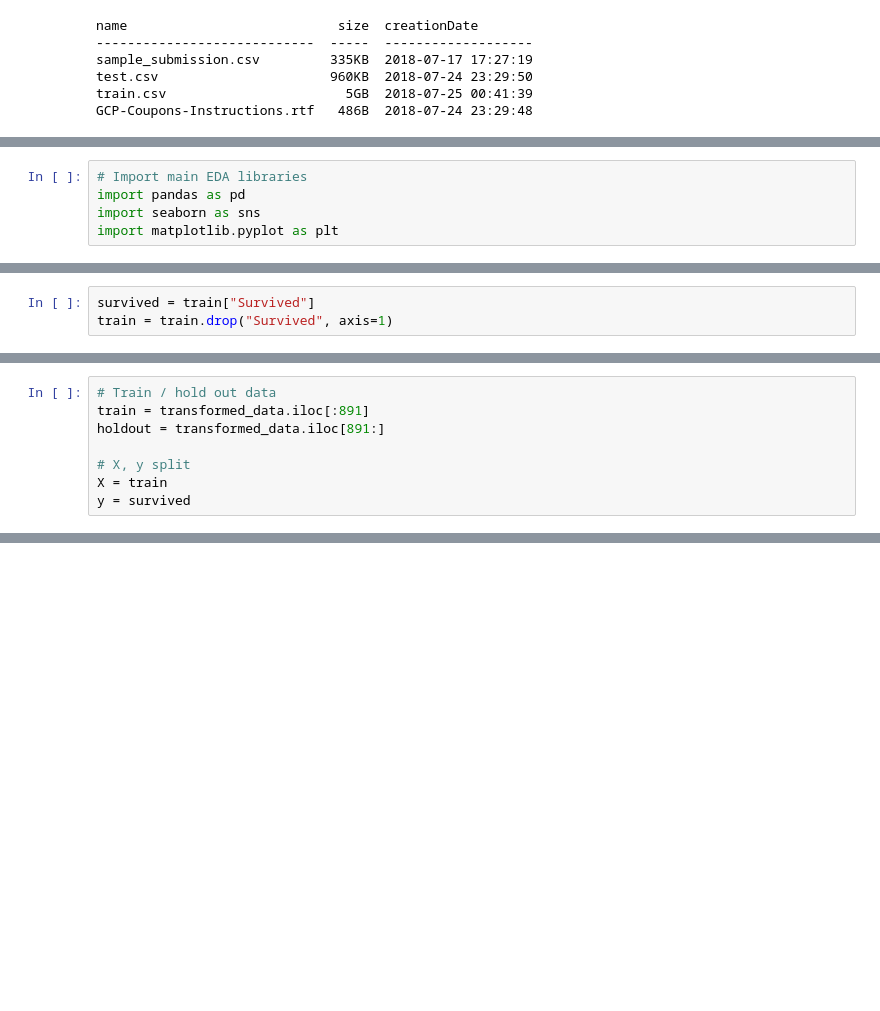
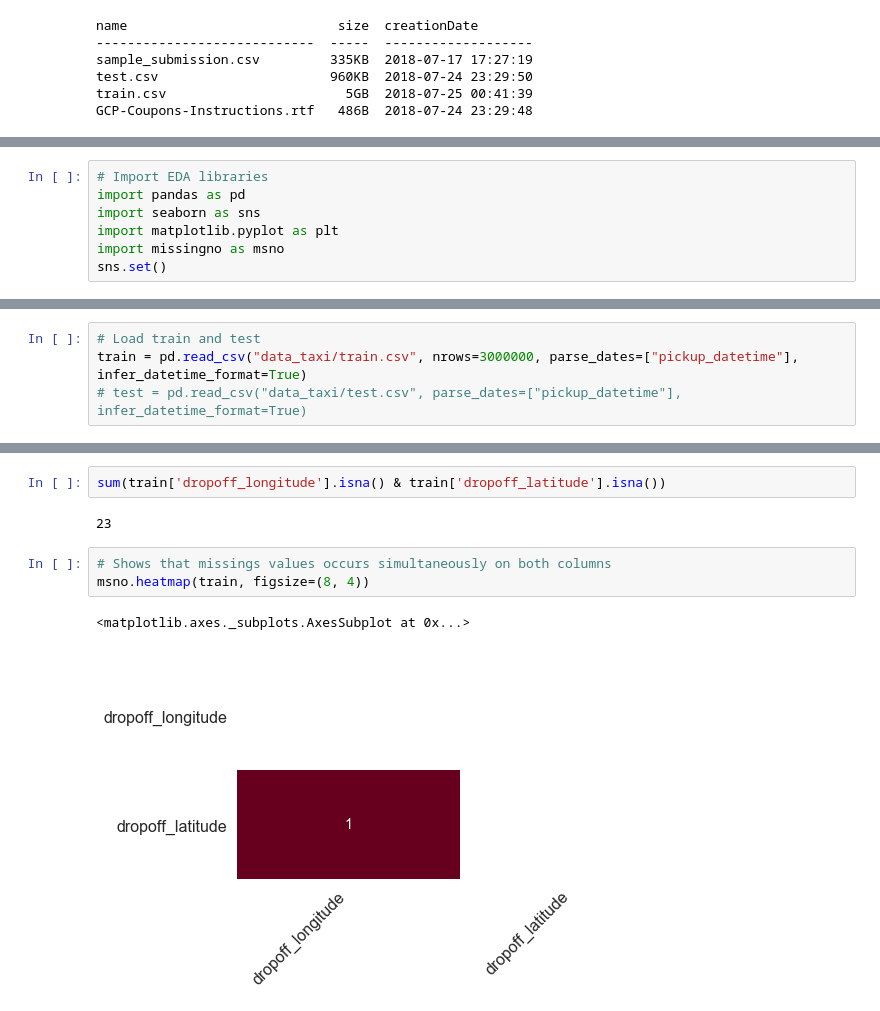
Before and after one commit to Fernandohf/ESIG_Challenge, a Jupyter notebook: TaxiFare.ipynb, the cells around one changed output, grey strips where cells are left out. Saved outputs shown, nothing was run; the diff lists cells and outputs as text; blank space fills up the shorter version.

```diff
--- a/TaxiFare.ipynb
+++ b/TaxiFare.ipynb
@@ -50,5 +72,7 @@ Agora que os dados estão disponíveis, podemos explorá-los. Nessa etapa, os da
 # %%
-# Import main EDA libraries
+# Import EDA libraries
 import pandas as pd
 import seaborn as sns
 import matplotlib.pyplot as plt
+import missingno as msno
+sns.set()
@@ -59,0 +79,4 @@ holdout = pd.read_csv("test.csv")
+# %%
+# Load train and test
+train = pd.read_csv("data_taxi/train.csv", nrows=3000000, parse_dates=["pickup_datetime"], infer_datetime_format=True)
+# test = pd.read_csv("data_taxi/test.csv", parse_dates=["pickup_datetime"], infer_datetime_format=True)
@@ -72,3 +128,0 @@ Index(['PassengerId', 'Pclass', 'Name', 'Sex', 'Age', 'SibSp', 'Parch',
-# %%
-survived = train["Survived"]
-train = train.drop("Survived", axis=1)
@@ -408,8 +132,0 @@ transformed_data.select_dtypes(['object', 'category']).head()
-# %%
-# Train / hold out data
-train = transformed_data.iloc[:891]
-holdout = transformed_data.iloc[891:]
-
-# X, y split
-X = train
-y = survived
@@ -752,0 +155,10 @@ Successfully submitted to Titanic: Machine Learning from Disaster
+# %%
+sum(train['dropoff_longitude'].isna() & train['dropoff_latitude'].isna())
+# %% [output]
+23
+# %%
+# Shows that missings values occurs simultaneously on both columns
+msno.heatmap(train, figsize=(8, 4))
+# %% [output]
+<matplotlib.axes._subplots.AxesSubplot at 0x...>
+[figure, added]
```
Also changed, not shown: parts of 109 cells of this notebook.
